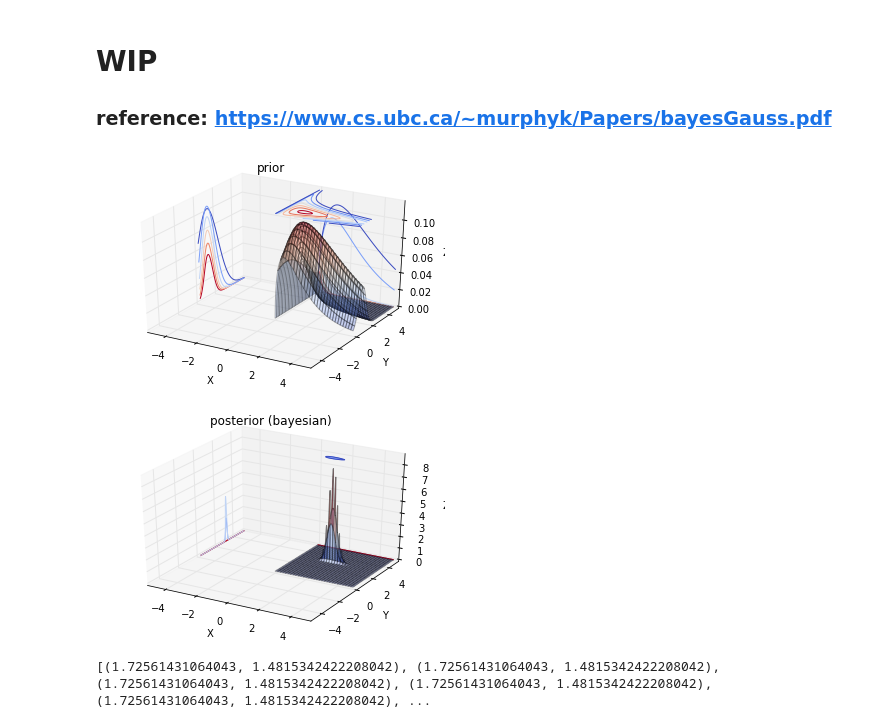
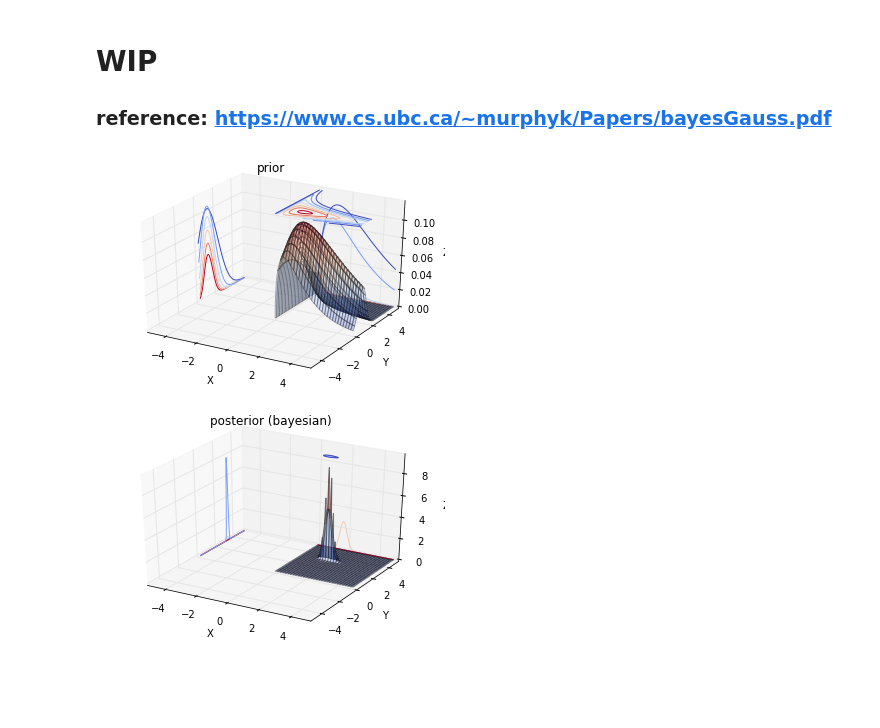
Before and after one commit to pin3da/estimation-theory, a Jupyter notebook: class/SIR - bayesian application - unknown (mean and var).ipynb, the cells around one changed output. Cells and saved outputs as stored; diff of their text form; code cells hidden in the pictures; blank space fills up the shorter version.

```diff
--- a/class/SIR - bayesian application - unknown (mean and var).ipynb
+++ b/class/SIR - bayesian application - unknown (mean and var).ipynb
@@ -55,8 +55,8 @@ N = 100
 y = rd.normal(mu, sig, N)
 
 # prior
-mup = 2
-lap = 2
+mup = 10
+lap = 10
 
 # hyperparameters
 mu0 = 1
@@ -99,65 +99,32 @@ def draw_q(n):
     mus = []
     for l in lambdas :
         mus.append(rd.normal(mu0, 1.0 / (k0 * l)))
     return mus, lambdas
 
 def likelihood(mu, la):
     n = len(y)
     a = 1.0 / ((2.0 * np.pi) ** (n / 2.0))
     a = a * (la ** (n / 2.0))
     return a * np.exp((- la / 2.0) * np.sum((y - mu) ** 2))
 
 like_vec = np.vectorize(likelihood)
 
 def pt(mus, las):
     return like_vec(mus, las) * q_vec(mus, las)
 
 def pz(x, la):
     return norm_gamma(x, la, mun, kn, an, bn)
 
 def comp_w(n):
     mus, las = draw_q(n)
     w = pt(mus, las) / q_vec(mus, las)
     den = np.sum(w)
     w = w / den
-    assert (abs(np.sum(w) - 1) < 1e-10)
+    assert (abs(np.sum(w) - 1) < 1e-5)
     return mus, las, w
 
 plot_3d(q, 'prior')
 plot_3d(pz, 'posterior (bayesian)')
-
-Nexp = [10]
-Nrem = [20]
-
-for k in range(len(Nexp)):
-    n = Nexp[k]
-    r = Nrem[k]
-    mus, las, w = comp_w(n)
-    accu = np.copy(w)
-
-    for i in range(1, n):
-        accu[i] += accu[i - 1]
-
-    samples = []
-    for i in range(r):
-        index = np.searchsorted(accu, rd.uniform())
-        samples.append((mus[index], las[index]))
-
-    print (samples)
-
-
-    '''
-    kernel = stats.gaussian_kde(samples)
-    # plt.plot(s, w, '.')
-    x = np.linspace(0, 3.5, 200)
-    plt.plot(x, kernel(x), label='SIR', lw=2)
-    plt.plot(x, q(x), label='prior', lw=2)
-    plt.plot(x, pz(x), label='funcion real (posterior)', lw=2)
-    plt.legend(bbox_to_anchor=(1.05, 1), loc=2, borderaxespad=0.)
-    plt.title('Using %d samples, re-sample %d' % (n, r))
-    plt.show()
-    '''
 # %% [output]
 [figure]
-[figure, old version]
+[figure, new version]
-[(1.72561431064043, 1.4815342422208042), (1.72561431064043, 1.4815342422208042), (1.72561431064043, 1.4815342422208042), (1.72561431064043, 1.4815342422208042), (1.72561431064043, 1.4815342422208042), ...
```
Also changed, not shown: parts of 2 cells of this notebook, 1 other file.
